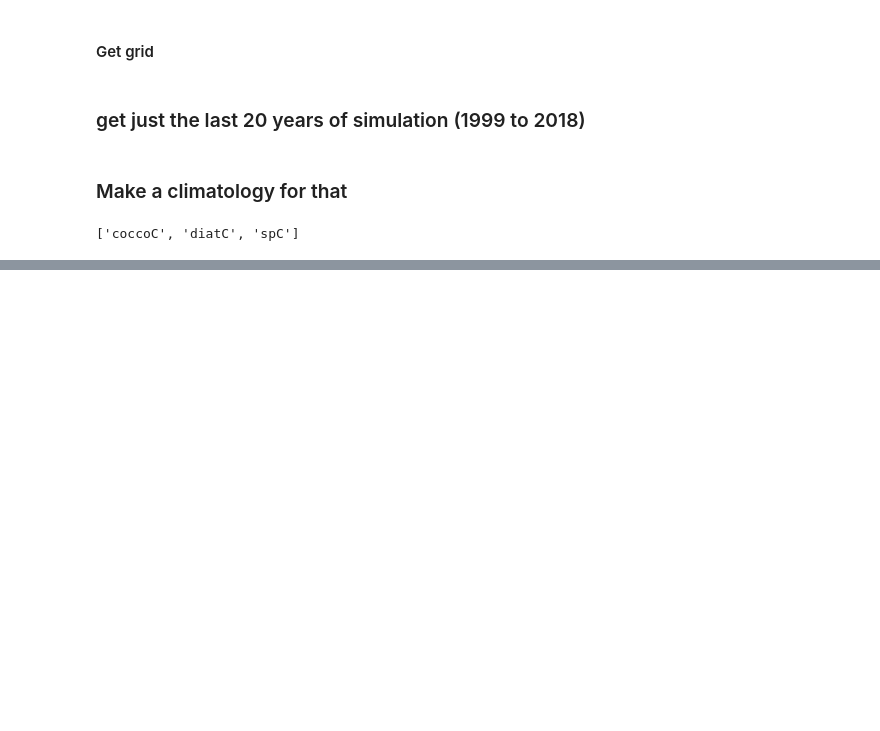
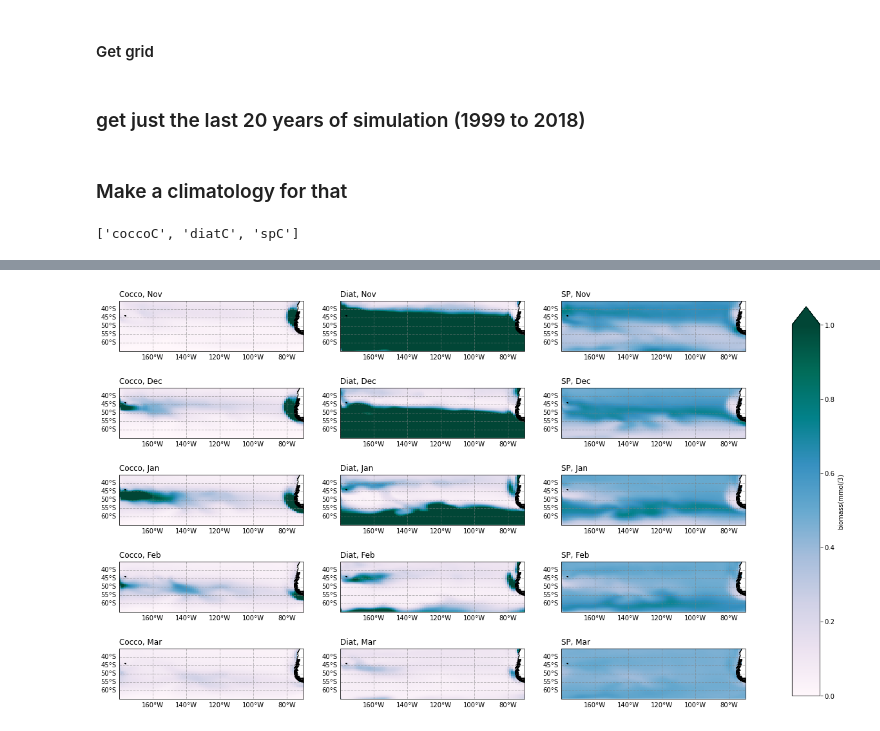
Before and after one commit to kristenkrumhardt/useful, a Jupyter notebook: ship_obs_model/maps_marbl-scope_x1.ipynb, the cells around one changed output, grey strips where cells are left out. Cells and saved outputs as stored; diff of their text form; code cells hidden in the pictures; blank space fills up the shorter version.

```diff
--- a/ship_obs_model/maps_marbl-scope_x1.ipynb
+++ b/ship_obs_model/maps_marbl-scope_x1.ipynb
@@ -153,0 +154,73 @@ cbar = fig.colorbar(pc, cax=cbar_ax, label='biomass(mmol/3)', extend='max')
+# %%
+months =['Jan','Feb','Mar','Apr','May','Jun','Jul','Aug','Sep','Oct','Nov','Dec']
+# %%
+fig = plt.figure(figsize=(20,12))
+cpt='PuBuGn'
+i = 1
+for m in [10,11,0,1,2]:
+
+    ########################################################################### column 1
+    ax = fig.add_subplot(5,3,i, projection=ccrs.PlateCarree())
+    phyto='coccoC'
+    ax.set_title('Cocco, '+months[m], loc='left')
+    ax.set_extent([-180, -70, -65, -35], ccrs.PlateCarree())
+    ax.coastlines('10m',linewidth=1)
+
+    lon, lat, field = utils.adjust_pop_grid(lons, lats,  ds_clim_100m[phyto].isel(month=m))
+    pc=ax.pcolormesh(lon, lat, field,
+                    vmin=0,vmax=1,
+                    cmap=cpt, transform=ccrs.PlateCarree())
+    ax.coastlines('110m',linewidth=0.5)
+
+    gl = ax.gridlines(crs=ccrs.PlateCarree(), draw_labels=True,
+                      linewidth=1, color='gray', alpha=0.5, linestyle='--')
+    gl.xlabels_top = False
+    gl.ylabels_right = False
+
+    i = i + 1
+
+    ########################################################################### column 2
+    ax = fig.add_subplot(5,3,i, projection=ccrs.PlateCarree())
+    phyto='diatC'
+    ax.set_title('Diat, '+months[m], loc='left')
+    ax.set_extent([-180, -70, -65, -35], ccrs.PlateCarree())
+    ax.coastlines('10m',linewidth=1)
+
+    lon, lat, field = utils.adjust_pop_grid(lons, lats,  ds_clim_100m[phyto].isel(month=m))
+    pc=ax.pcolormesh(lon, lat, field,
+                    vmin=0,vmax=1,
+                    cmap=cpt, transform=ccrs.PlateCarree())
+    ax.coastlines('110m',linewidth=0.5)
+
+    gl = ax.gridlines(crs=ccrs.PlateCarree(), draw_labels=True,
+                      linewidth=1, color='gray', alpha=0.5, linestyle='--')
+    gl.xlabels_top = False
+    gl.ylabels_right = False
+
+    i = i + 1
+
+    ########################################################################### column 3
+    ax = fig.add_subplot(5,3,i, projection=ccrs.PlateCarree())
+    phyto='spC'
+    ax.set_title('SP, '+months[m], loc='left')
+    ax.set_extent([-180, -70, -65, -35], ccrs.PlateCarree())
+    ax.coastlines('10m',linewidth=1)
+
+    lon, lat, field = utils.adjust_pop_grid(lons, lats,  ds_clim_100m[phyto].isel(month=m))
+    pc=ax.pcolormesh(lon, lat, field,
+                    vmin=0,vmax=1,
+                    cmap=cpt, transform=ccrs.PlateCarree())
+    ax.coastlines('110m',linewidth=0.5)
+
+    gl = ax.gridlines(crs=ccrs.PlateCarree(), draw_labels=True,
+                      linewidth=1, color='gray', alpha=0.5, linestyle='--')
+    gl.xlabels_top = False
+    gl.ylabels_right = False
+
+    i = i + 1
+
+fig.subplots_adjust(right=0.8)
+cbar_ax = fig.add_axes([0.85, 0.15, 0.03, 0.7])
+cbar = fig.colorbar(pc, cax=cbar_ax, label='biomass(mmol/3)', extend='max')
+# %% [output]
+[figure, added]
```
Also changed, not shown: parts of 7 cells of this notebook, 6 other files.
